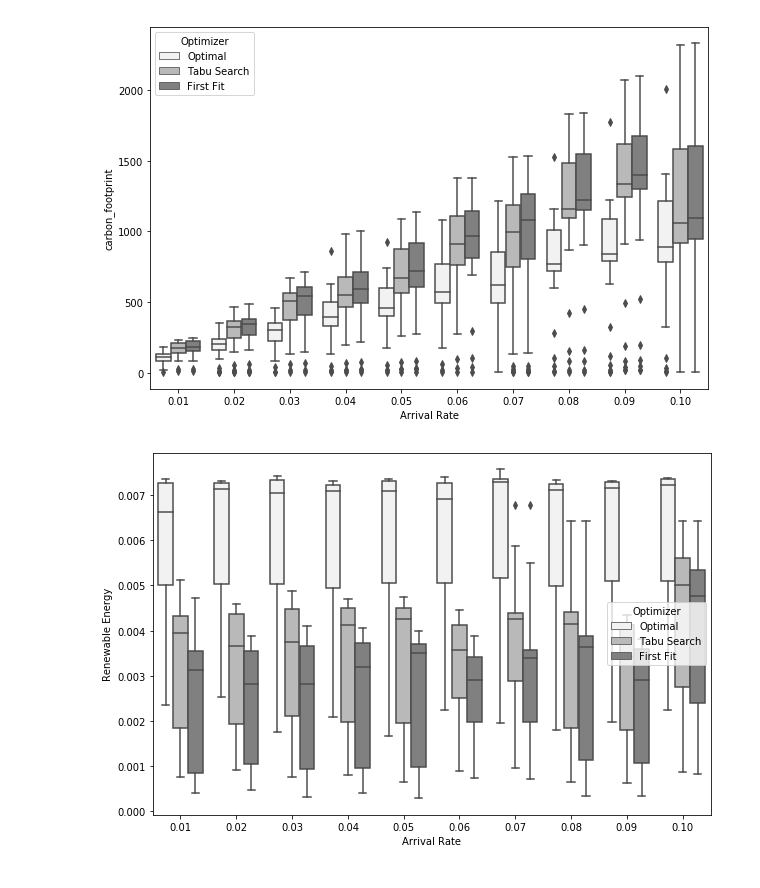
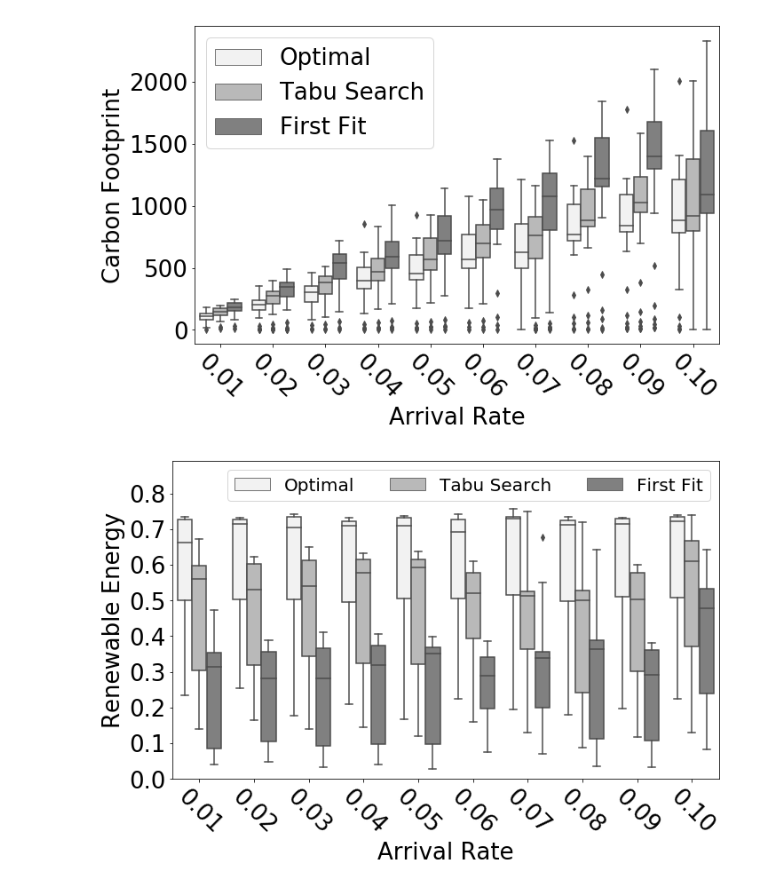
Before and after one commit to mfbari/esso, a Jupyter notebook: plots/plot_something_against_arrival_rate.ipynb, the cells around one changed output. Cells and saved outputs as stored; diff of their text form; code cells hidden in the pictures.

```diff
--- a/plots/plot_something_against_arrival_rate.ipynb
+++ b/plots/plot_something_against_arrival_rate.ipynb
@@ -7,6 +7,15 @@ import seaborn as sns
 %matplotlib inline
 # %%
 matplotlib.rcParams['figure.figsize'] = (10, 6.66)
+# %%
+def set_font_size(ax):
+    ax.legend(loc='best', fontsize=26)
+    for item in ([ax.title, ax.xaxis.label, ax.yaxis.label]):
+        item.set_fontsize(26)
+    for item in ax.get_xticklabels():
+        item.set_fontsize(26)
+    for item in ax.get_yticklabels():
+        item.set_fontsize(26)
 # %%
 df_dir = {}
 # %%
@@ -22,7 +31,6 @@ for opt in opt_name.keys():
         exec('df_dir["' + df_id + '"] = ' + df_id + '_df')
         df_dir[df_id]['Optimizer'] = opt_name[opt]
         df_dir[df_id]['Arrival Rate'] = arrival_rate
-        df_dir[df_id]['Carbon Footprint'] = df_dir[df_id]['carbon_footprint'] / df_dir[df_id]['acceptance_ratio']
-        df_dir[df_id]['Renewable Energy'] = (df_dir[df_id]['green_energy'] / (df_dir[df_id]['green_energy'] + df_dir[df_id]['brown_energy'])) / df_dir[df_id]['acceptance_ratio']
+        df_dir[df_id]['Renewable Energy'] = (df_dir[df_id]['green_energy'] / (df_dir[df_id]['green_energy'] + df_dir[df_id]['brown_energy']))
         print(df_id)
 # %% [output]
@@ -115,6 +65,11 @@ ax = sns.boxplot(x="Arrival Rate", y="acceptance_ratio", hue="Optimizer", data=a
 # %%
+fig, ax = plt.subplots()
 ax = sns.boxplot(x="Arrival Rate", y="carbon_footprint",
                  hue="Optimizer", hue_order=['Optimal', 'Tabu Search', 'First Fit'],
                  data=ar_df, color="0.5")
+set_font_size(ax)
+plt.xticks(rotation=-45)
+ax.set_ylabel('Carbon Footprint')
+plt.tight_layout()
 # %% [output]
-[figure, old version]
+[figure, new version]
@@ -121,7 +78,12 @@ ax = sns.boxplot(x="Arrival Rate", y="carbon_footprint",
 # %%
+fig, ax = plt.subplots()
 ax = sns.boxplot(x="Arrival Rate", y="Renewable Energy",
                  hue="Optimizer", hue_order=['Optimal', 'Tabu Search', 'First Fit'],
                  data=ar_df, color="0.5")
-#ax.set(ylabel='Carbon Footprint / acceptance_ratio')
+set_font_size(ax)
+plt.xticks(rotation=-45)
+ax.set_ylim(0, 0.89)
+plt.legend(loc='upper right', ncol=3, fontsize=20)
+plt.tight_layout()
 # %% [output]
-[figure, old version]
+[figure, new version]
```
Also changed, not shown: parts of 8 cells of this notebook.
